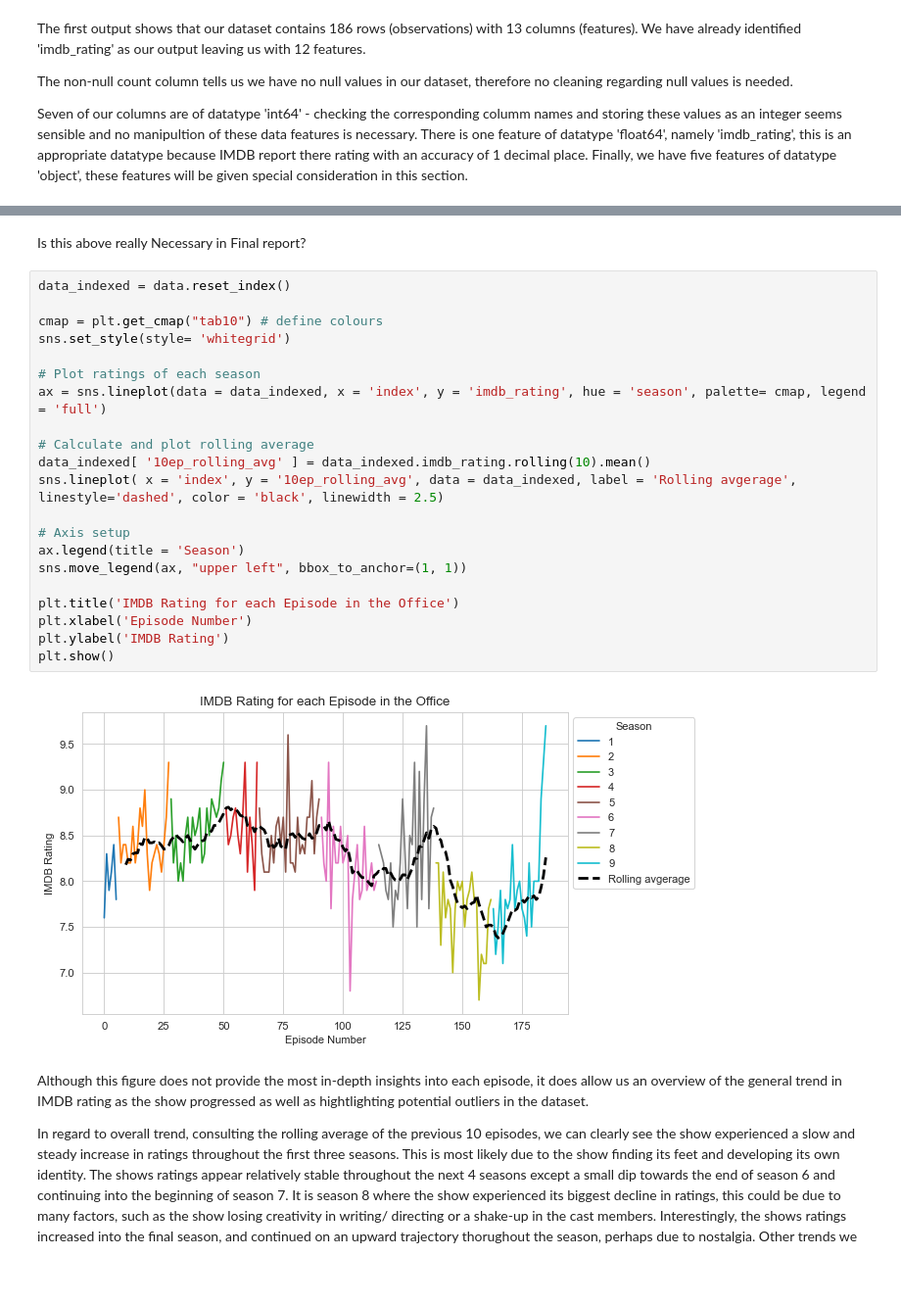
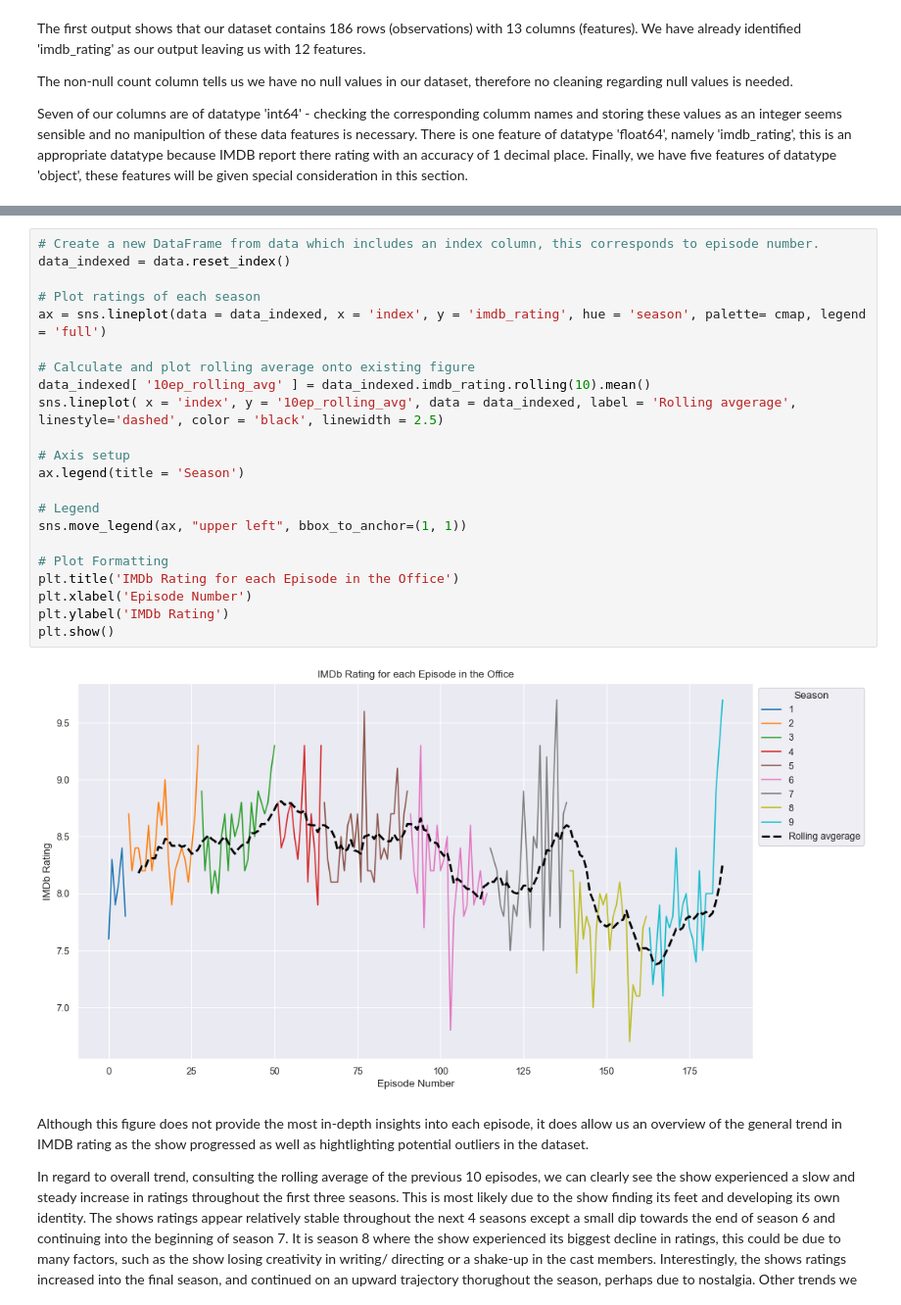
Before and after one commit to aidangarrity/MachineLearningProj1, a Jupyter notebook: project1.ipynb, the cells around one changed output, grey strips where cells are left out. Shown at 98% size. Saved outputs shown, nothing was run; the diff lists cells and outputs as text; blank space fills up the shorter version.

```diff
--- a/project1.ipynb
+++ b/project1.ipynb
@@ -159,28 +146,27 @@ display(data.describe().round(2))
-# %% [markdown]
-Is this above really Necessary in Final report?
 # %%
+# Create a new DataFrame from data which includes an index column, this corresponds to episode number.
 data_indexed = data.reset_index()
-
-cmap = plt.get_cmap("tab10") # define colours
-sns.set_style(style= 'whitegrid')
 
 # Plot ratings of each season
 ax = sns.lineplot(data = data_indexed, x = 'index', y = 'imdb_rating', hue = 'season', palette= cmap, legend = 'full')
 
-# Calculate and plot rolling average
+# Calculate and plot rolling average onto existing figure
 data_indexed[ '10ep_rolling_avg' ] = data_indexed.imdb_rating.rolling(10).mean()
 sns.lineplot( x = 'index', y = '10ep_rolling_avg', data = data_indexed, label = 'Rolling avgerage', linestyle='dashed', color = 'black', linewidth = 2.5)
 
 # Axis setup
 ax.legend(title = 'Season')
+
+# Legend
 sns.move_legend(ax, "upper left", bbox_to_anchor=(1, 1))
 
-plt.title('IMDB Rating for each Episode in the Office')
+# Plot Formatting
+plt.title('IMDb Rating for each Episode in the Office')
 plt.xlabel('Episode Number')
-plt.ylabel('IMDB Rating')
+plt.ylabel('IMDb Rating')
 plt.show()
 # %% [output]
-[figure, old version]
+[figure, new version]
 # %% [markdown]
 Although this figure does not provide the most in-depth insights into each episode, it does allow us an overview of the general trend in IMDB rating as the show progressed as well as hightlighting potential outliers in the dataset.
 
```
Also changed, not shown: parts of 27 cells of this notebook.
